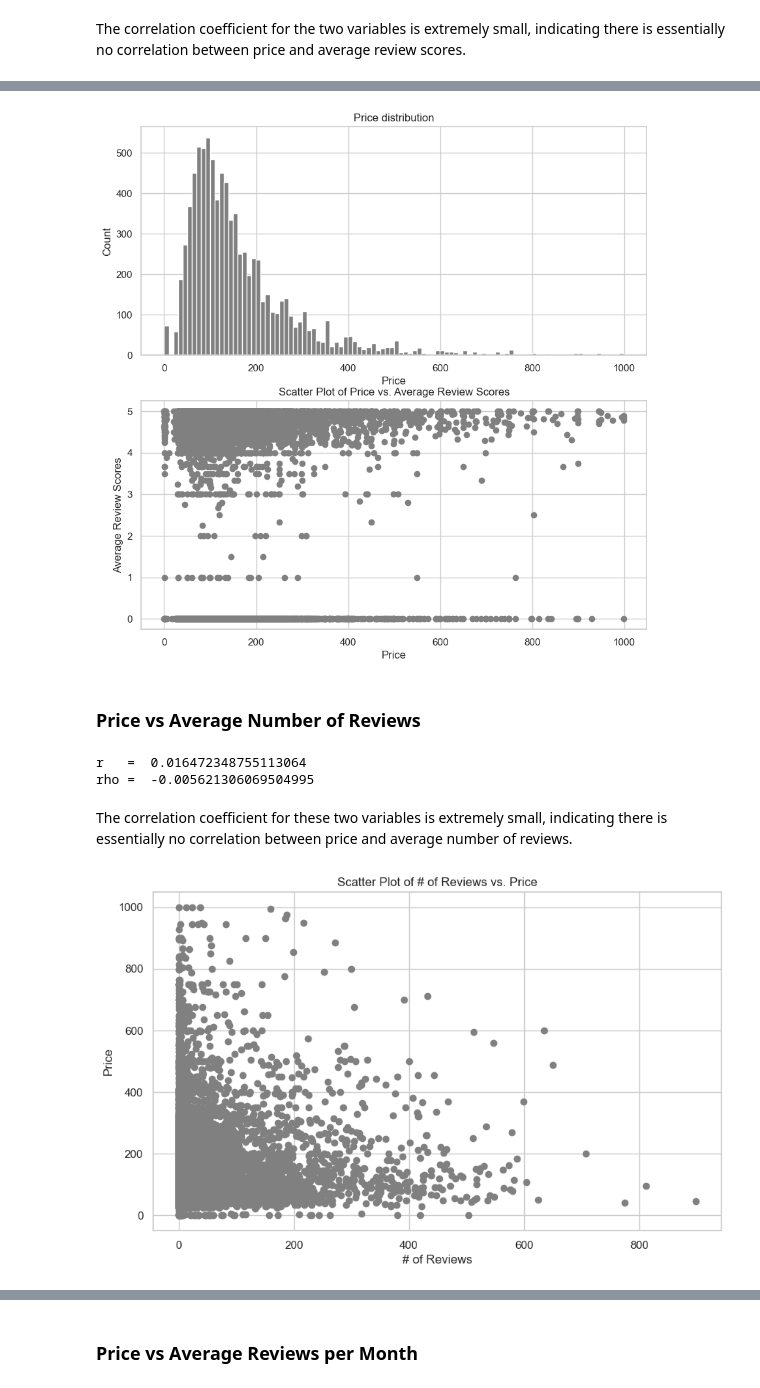
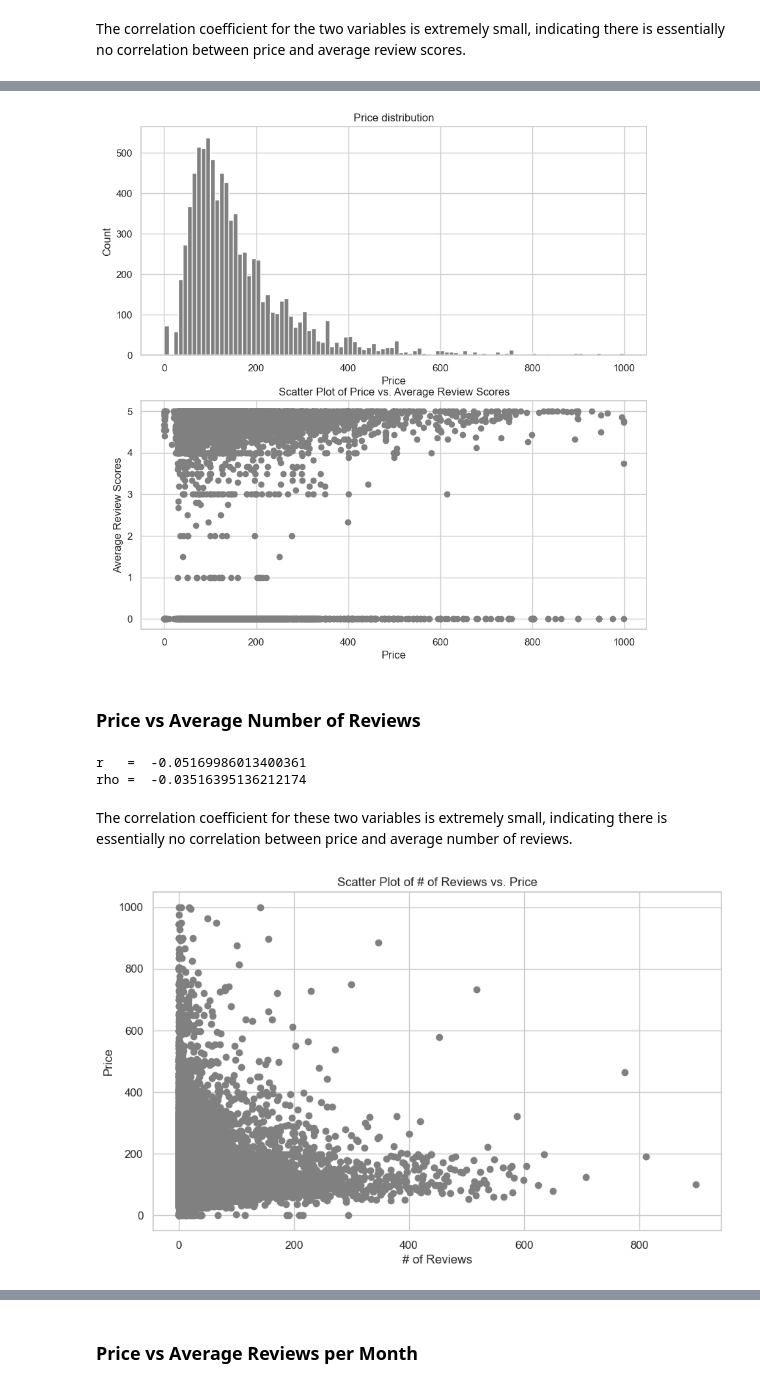
Before and after one commit to carleen/group4_ds_project, a Jupyter notebook: eda/eda.ipynb, the cells around one changed output, grey strips where cells are left out. Drawn from its saved outputs; the diff is of its cells as text; code cells hidden in the pictures.

```diff
--- a/eda/eda.ipynb
+++ b/eda/eda.ipynb
@@ -93,7 +93,7 @@ def lowess_scatter(data, x, y, jitter=0.0, skip_lowess=False):
     plt.show()
     plt.close()
 # %%
-db_path = '../datasets/datawarehouse.db'
+db_path = '../eda/datawarehouse.db'
 # %% [markdown]
 #### ETL - Price (for some EDA instances), host_response_rate, and host_acceptance_rate
 # %% [markdown]
@@ -804,6 +788,6 @@ number_of_reviews = cur.fetchall()
 
 con.close()
 # %%
-number_of_reviews = pd.DataFrame(number_of_reviews, columns=['ID', 'Average # of Reviews'])
+number_of_reviews = pd.DataFrame(number_of_reviews, columns=['ID', 'Average # of Reviews', 'Price'])
 number_of_reviews
 # %% [output]
@@ -1489,13 +1474,13 @@ plt.close()
 figure = plt.figure(figsize=(10, 10))
 
 axes = figure.add_subplot(2, 1, 1)
-axes.hist(price, color='gray', bins=100)
+axes.hist(review_scores_rating['Price'], color='gray', bins=100)
 axes.set_ylabel('Count')
 axes.set_xlabel('Price')
 axes.set_title('Price distribution')
 
 axes = figure.add_subplot(2, 1, 2)
-axes.scatter(price, review_scores_rating['Average Review Scores'], marker='o', color='gray')
+axes.scatter(review_scores_rating['Price'], review_scores_rating['Average Review Scores'], marker='o', color='gray')
 
 axes.set_xlabel('Price')
 axes.set_ylabel('Average Review Scores')
@@ -1504,31 +1489,31 @@ axes.set_title('Scatter Plot of Price vs. Average Review Scores')
 plt.show()
 plt.close()
 # %% [output]
-[figure, old version]
+[figure, new version]
 # %% [markdown]
 ### Price vs Average Number of Reviews
 # %%
-print('r   = ', stats.pearsonr(price,number_of_reviews['Average # of Reviews'])[0])
-print('rho = ', stats.spearmanr(price,number_of_reviews['Average # of Reviews'])[0])
+print('r   = ', stats.pearsonr(number_of_reviews['Price'],number_of_reviews['Average # of Reviews'])[0])
+print('rho = ', stats.spearmanr(number_of_reviews['Price'],number_of_reviews['Average # of Reviews'])[0])
 # %% [output]
-r   =  0.016472348755113064
-rho =  -0.005621306069504995
+r   =  -0.05169986013400361
+rho =  -0.03516395136212174
 # %% [markdown]
 The correlation coefficient for these two variables is extremely small, indicating there is essentially no correlation between price and average number of reviews.
 # %%
 figure = plt.figure(figsize=(10, 6))
 
 axes = figure.add_subplot(1, 1, 1)
-axes.scatter(number_of_reviews['Average # of Reviews'],price,  marker='o', color='gray')
+axes.scatter(number_of_reviews['Average # of Reviews'],number_of_reviews['Price'],  marker='o', color='gray')
 
 axes.set_ylabel('Price')
 axes.set_xlabel('# of Reviews')
 axes.set_title('Scatter Plot of # of Reviews vs. Price')
 
 plt.show()
 plt.close()
 # %% [output]
-[figure, old version]
+[figure, new version]
 # %%
 figure = plt.figure(figsize=(10, 10))
 
```
Also changed, not shown: parts of 19 cells of this notebook, 8 other files.
